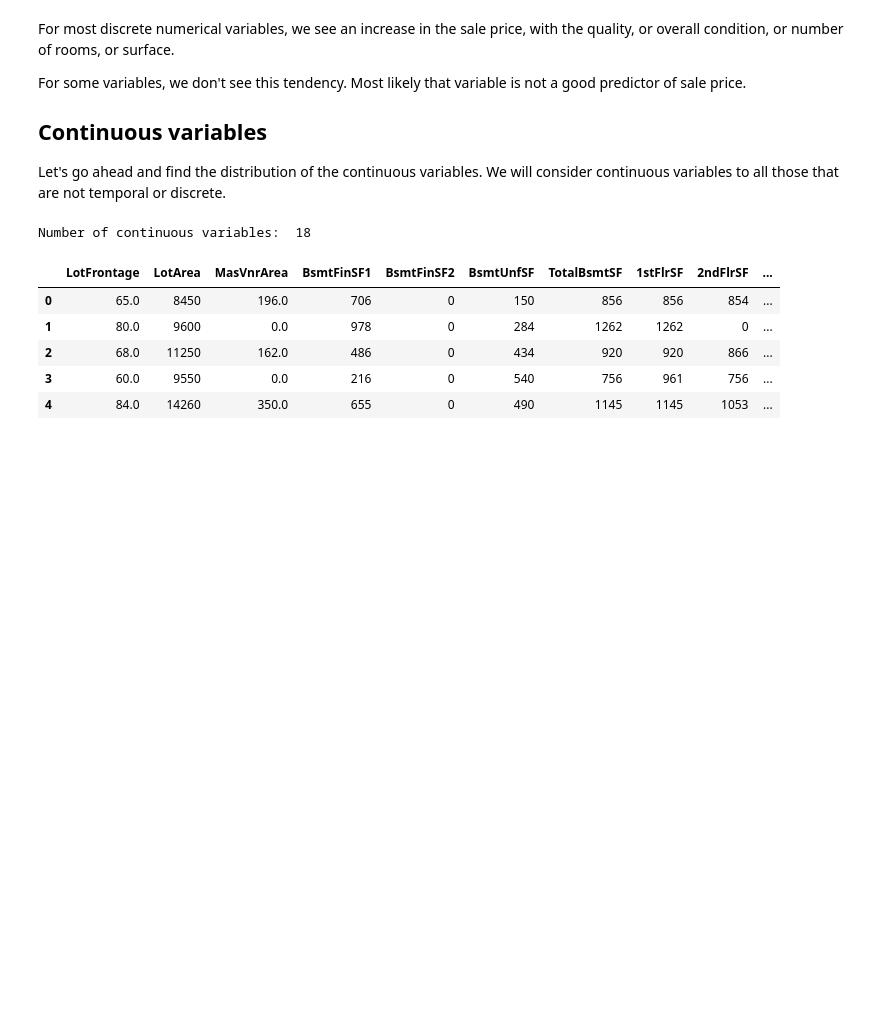
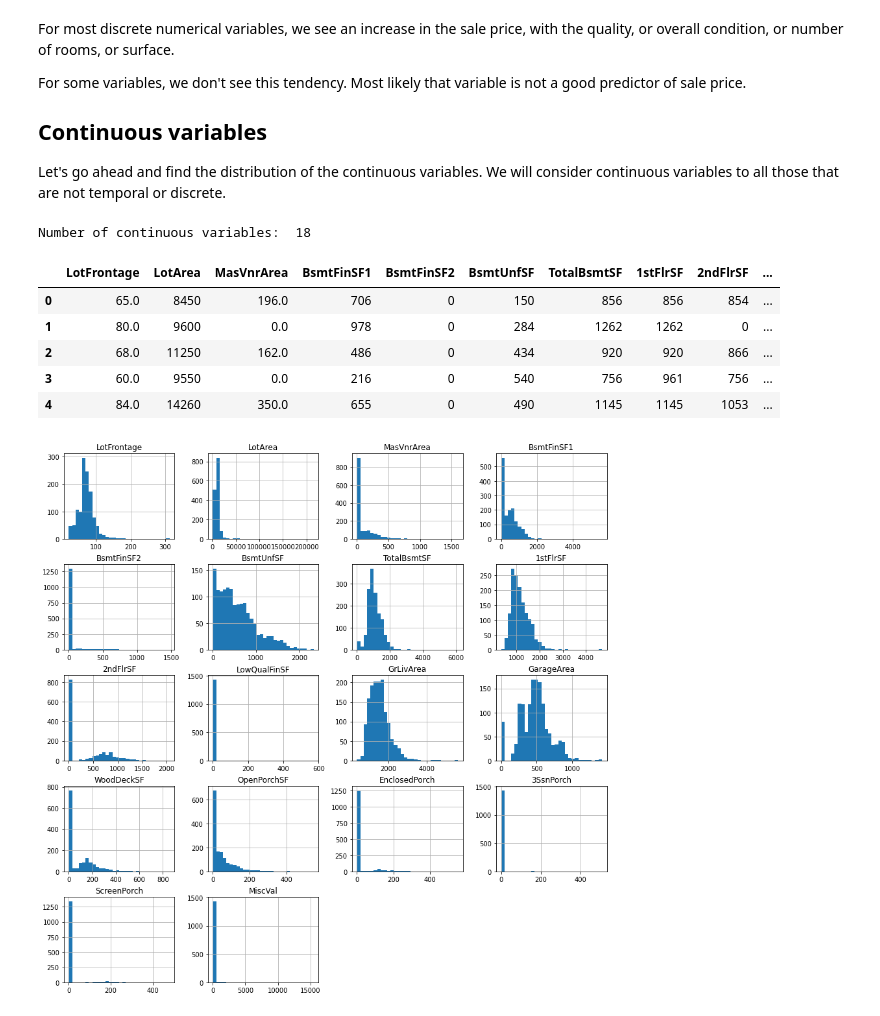
Before and after one commit to jravikumar97/housing_ML_project, a Jupyter notebook: Housing.ipynb, the cells around one changed output. Drawn from its saved outputs; the diff is of its cells as text; code cells hidden in the pictures; blank space fills up the shorter version.

```diff
--- a/Housing.ipynb
+++ b/Housing.ipynb
@@ -491,3 +501,10 @@ data[cont_vars].head()
 | 2 | 68.0 | 11250 | 162.0 | 486 | 0 | 434 | 920 | 920 | 866 | ... |
 | 3 | 60.0 | 9550 | 0.0 | 216 | 0 | 540 | 756 | 961 | 756 | ... |
 | 4 | 84.0 | 14260 | 350.0 | 655 | 0 | 490 | 1145 | 1145 | 1053 | ... |
+# %%
+# Plotting histogram for all the continous variables
+
+data[cont_vars].hist(bins=30, figsize=(15,15))
+plt.show()
+# %% [output]
+[figure, added]
```
Also changed, not shown: parts of 40 cells of this notebook.
